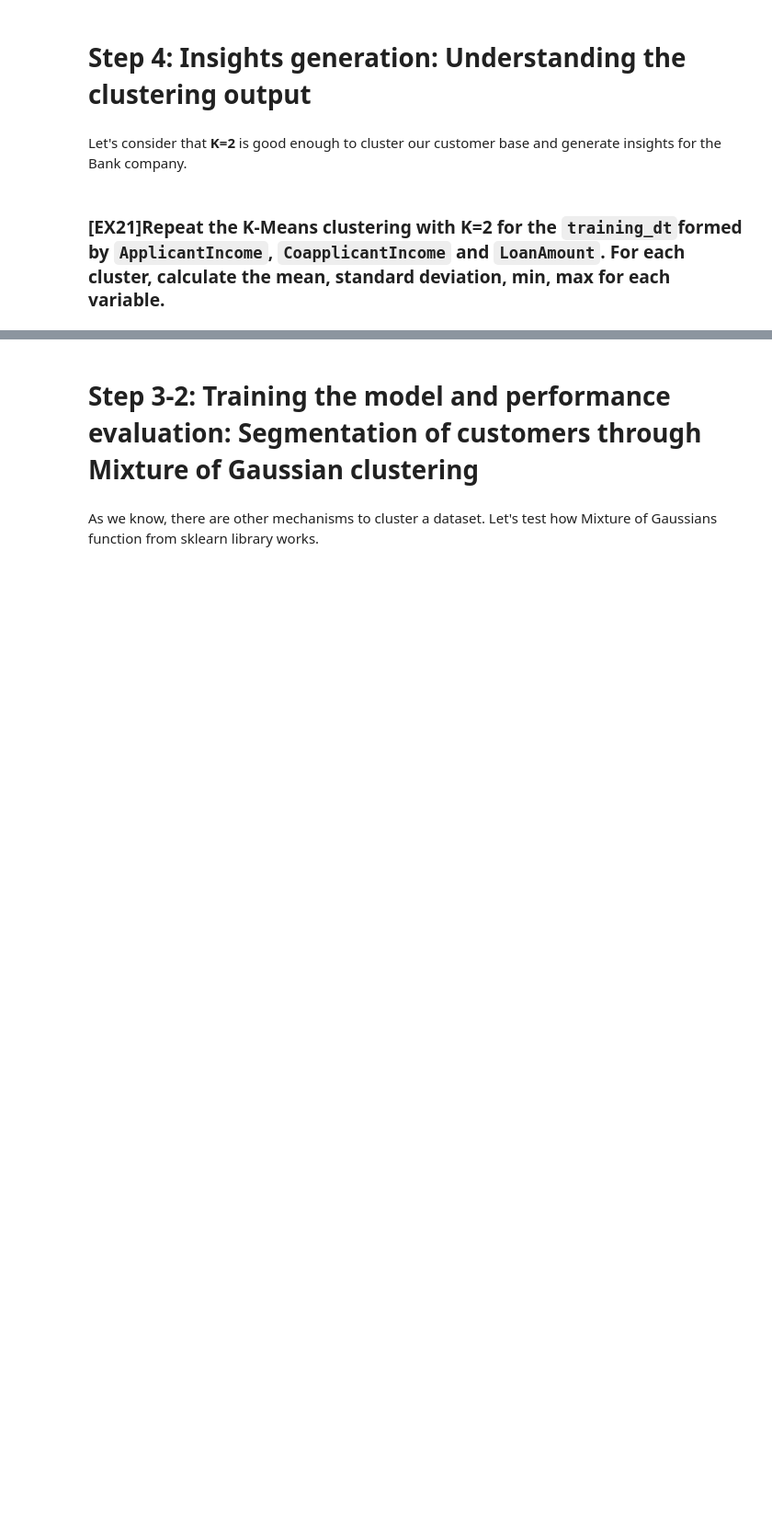
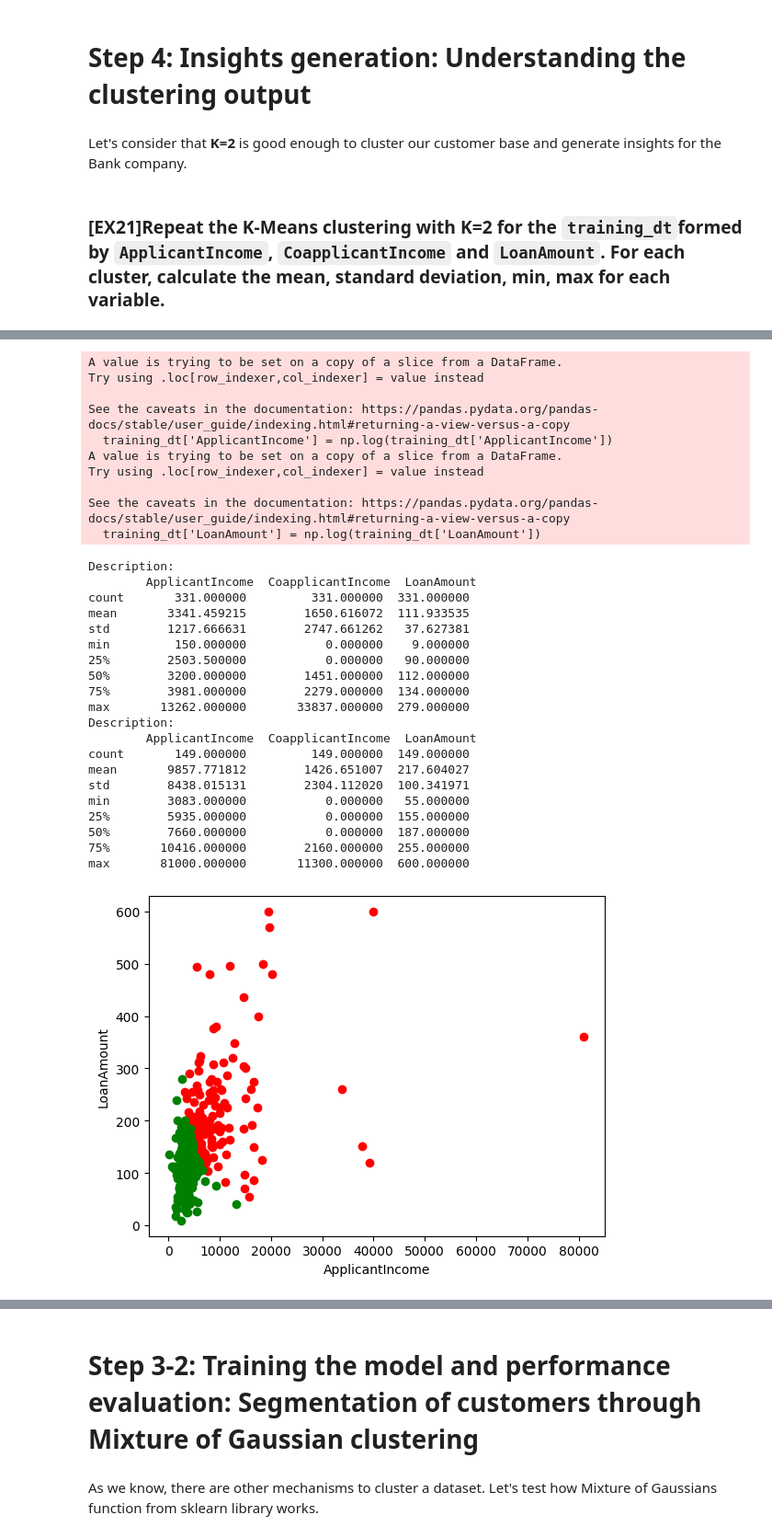
Before and after one commit to WdnLiu/ML2023, a Jupyter notebook: Project_students/P5_students.ipynb, the cells around one changed output, grey strips where cells are left out. Shown at 92% size. Cells and saved outputs as stored; diff of their text form; code cells hidden in the pictures; blank space fills up the shorter version.

```diff
--- a/Project_students/P5_students.ipynb
+++ b/Project_students/P5_students.ipynb
@@ -963,2 +905,65 @@ See the caveats in the documentation: https://pandas.pydata.org/pandas-docs/stab
+# %%
+## Solution
+# print(training_dt)
+training_dt=customer_dt[['ApplicantIncome', 'CoapplicantIncome','LoanAmount']]
+training_dt['ApplicantIncome'] = np.log(training_dt['ApplicantIncome'])
+training_dt['LoanAmount'] = np.log(training_dt['LoanAmount'])
+
+stdScaler = StandardScaler()
+stdScaler.fit(training_dt)
+training_dt = stdScaler.transform(training_dt)
+
+training_dt = pd.DataFrame(training_dt, columns = ['ApplicantIncome', 'CoapplicantIncome','LoanAmount'])
+#Calculate the Kmeans for K=2
+km = KMeans(n_clusters=2, init='random', n_init=10, tol=1e-4, random_state=219)
+km.fit(training_dt)
+
+# training_dt.loc[:,'Cluster_ID_library'] = km.fit_predict(training_dt)
+labels = km.fit_predict(training_dt)
+
+training_dt=customer_dt[['ApplicantIncome', 'CoapplicantIncome','LoanAmount']]
+
+filtered_label0 = training_dt[labels == 0]
+filtered_label1 = training_dt[labels == 1]
+
+print("Description:\n", filtered_label0.describe())
+print("Description:\n", filtered_label1.describe())
+
+plt.scatter(filtered_label1['ApplicantIncome'] , filtered_label1['LoanAmount'], color = 'red')
+plt.scatter(filtered_label0['ApplicantIncome'] , filtered_label0['LoanAmount'], color = 'green')
+plt.xlabel('ApplicantIncome'); plt.ylabel('LoanAmount')
+plt.show()
+# %% [output]
+A value is trying to be set on a copy of a slice from a DataFrame.
+Try using .loc[row_indexer,col_indexer] = value instead
+
+See the caveats in the documentation: https://pandas.pydata.org/pandas-docs/stable/user_guide/indexing.html#returning-a-view-versus-a-copy
+  training_dt['ApplicantIncome'] = np.log(training_dt['ApplicantIncome'])
+A value is trying to be set on a copy of a slice from a DataFrame.
+Try using .loc[row_indexer,col_indexer] = value instead
+
+See the caveats in the documentation: https://pandas.pydata.org/pandas-docs/stable/user_guide/indexing.html#returning-a-view-versus-a-copy
+  training_dt['LoanAmount'] = np.log(training_dt['LoanAmount'])
+Description:
+        ApplicantIncome  CoapplicantIncome  LoanAmount
+count       331.000000         331.000000  331.000000
+mean       3341.459215        1650.616072  111.933535
+std        1217.666631        2747.661262   37.627381
+min         150.000000           0.000000    9.000000
+25%        2503.500000           0.000000   90.000000
+50%        3200.000000        1451.000000  112.000000
+75%        3981.000000        2279.000000  134.000000
+max       13262.000000       33837.000000  279.000000
+Description:
+        ApplicantIncome  CoapplicantIncome  LoanAmount
+count       149.000000         149.000000  149.000000
+mean       9857.771812        1426.651007  217.604027
+std        8438.015131        2304.112020  100.341971
+min        3083.000000           0.000000   55.000000
+25%        5935.000000           0.000000  155.000000
+50%        7660.000000           0.000000  187.000000
+75%       10416.000000        2160.000000  255.000000
+max       81000.000000       11300.000000  600.000000
+[figure, added]
 # %% [markdown]
 ### **[EX22]** Describe with one sentence the main characteristic of every customer segment in terms of this 3 variables?
```
Also changed, not shown: parts of 9 cells of this notebook.
